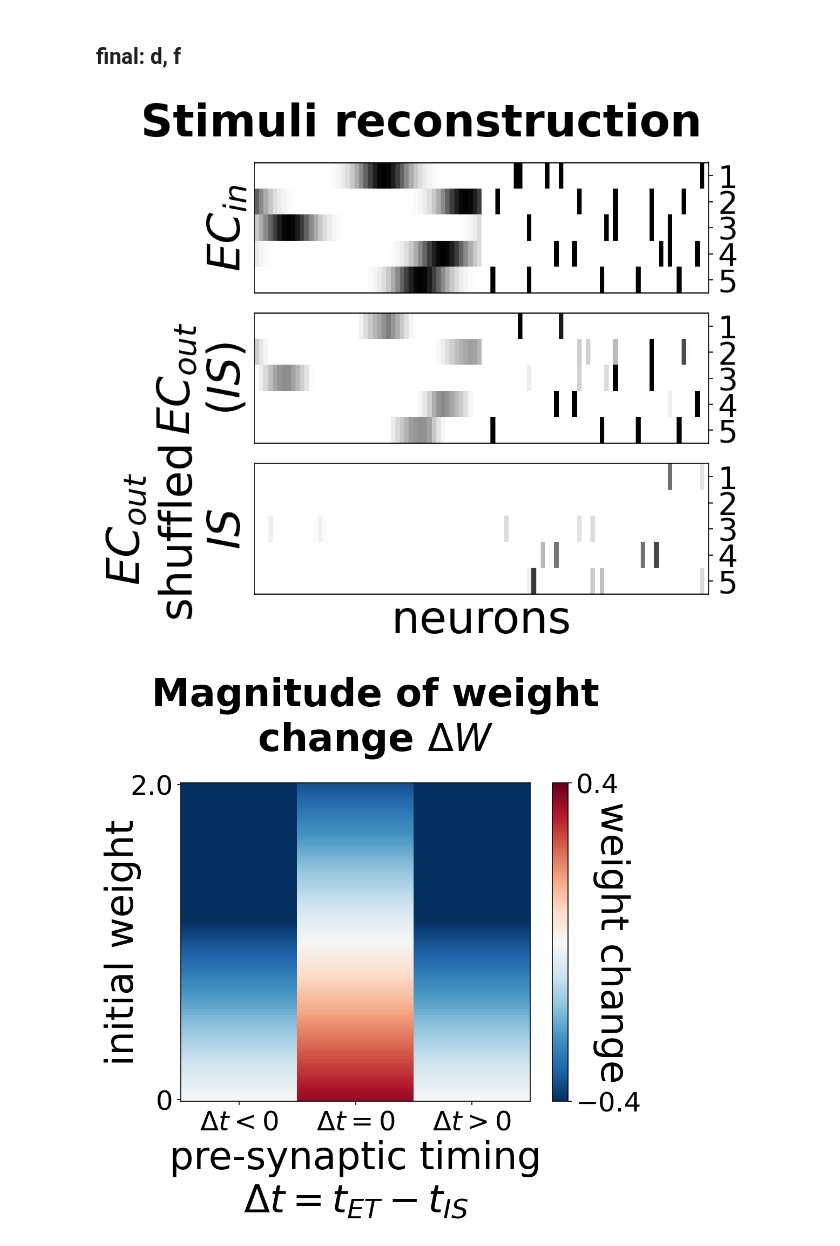
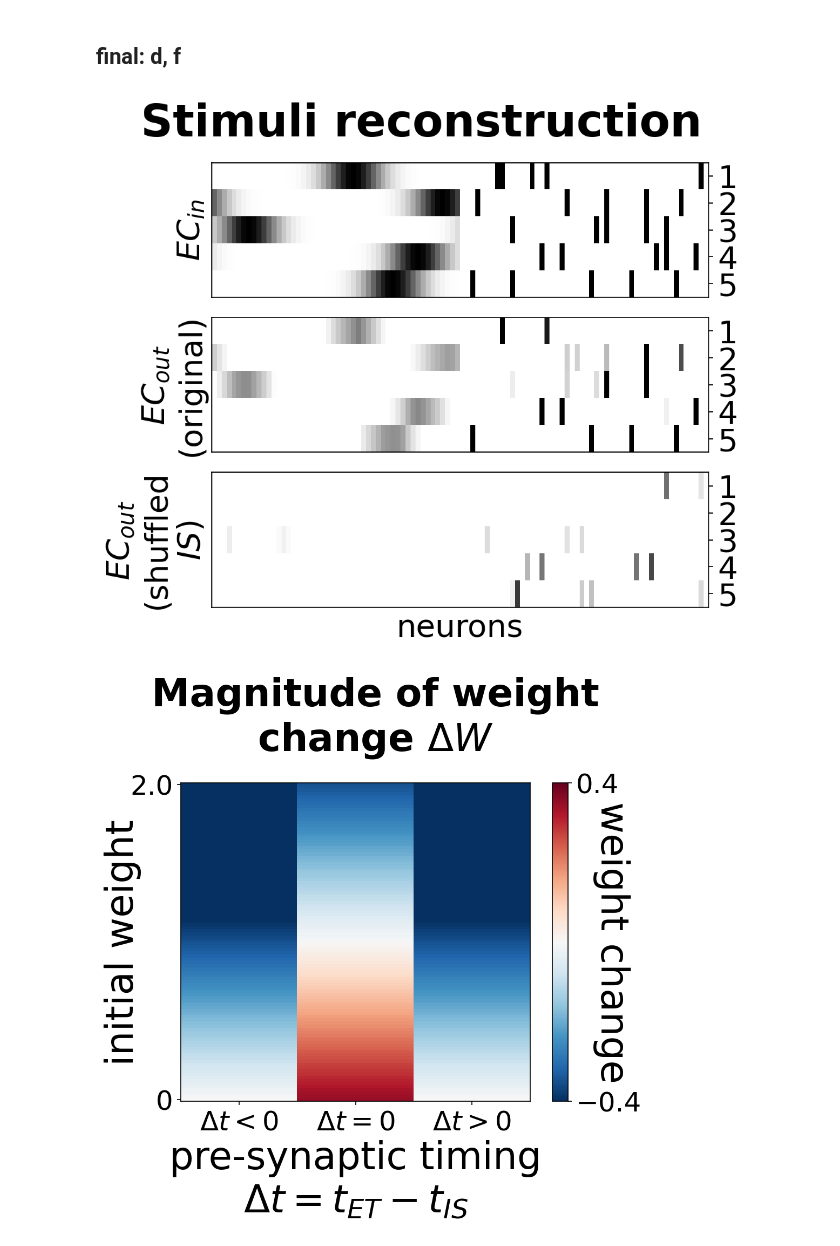
Before and after one commit to iKiru-hub/KAMemory, a Jupyter notebook: src/lab_figures_1.ipynb, the cells around one changed output. Saved outputs shown, nothing was run; the diff lists cells and outputs as text; code cells hidden in the pictures.

Commit message:
figure

```diff
--- a/src/lab_figures_1.ipynb
+++ b/src/lab_figures_1.ipynb
@@ -283,7 +283,7 @@ plt.show()
 ## final: d, f
 # %%
 """ settings """
-labsize = 34
+labsize = 24
 titlesize = 34
 ticksize = 24
 # %%
@@ -291,36 +291,36 @@ fig_d, (ax1, ax2, ax3) = plt.subplots(3, 1, figsize=(7, 6), sharex=True, dpi=150
 plt.subplots_adjust(hspace=0.3)
 
 # Plot for Patterns
 plot_squashed_data(data=results["data"], ax=ax1, title="$EC_{{in}}$",
                          proper_title=False)
 
 
 # Plot for IS
 plot_squashed_data(data=results["out_mtl"], ax=ax2,
-                         title="$EC_{{out}}$\n($IS$)",
+                         title="$EC_{{out}}$ \n(original)",
                          proper_title=False)
 
 # Plot for shuffled IS
 plot_squashed_data(data=results["out_mtl_rnd"], ax=ax3,
-                         title="$EC_{out}$\nshuffled\n$IS$",
+                         title="$EC_{out}$\n(shuffled\n$IS$)",
                          proper_title=False)
 
 # Adjust font sizes
 for ax in (ax1, ax2, ax3):
     ax.tick_params(axis='both', which='major', labelsize=ticksize)
     #ax.tick_params(axis='both', which='minor', labelsize=20)
 
 # Add a common x-label
 #fig_d.text(0.5, 0.0, 'neurons', ha='center', fontsize=15)
 
 # labels & title
 fig_d.suptitle("Stimuli reconstruction", fontsize=titlesize, fontweight="bold")
 ax3.set_xlabel("neurons", fontsize=labsize)
 
 plt.tight_layout()
 plt.show()
 # %% [output]
-[figure, old version]
+[figure, new version]
 # %%
 fig_b, ax_b = plt.subplots(figsize=(7, 7), dpi=150)
 
```
Also changed, not shown: parts of 4 cells of this notebook, 5 other files.
